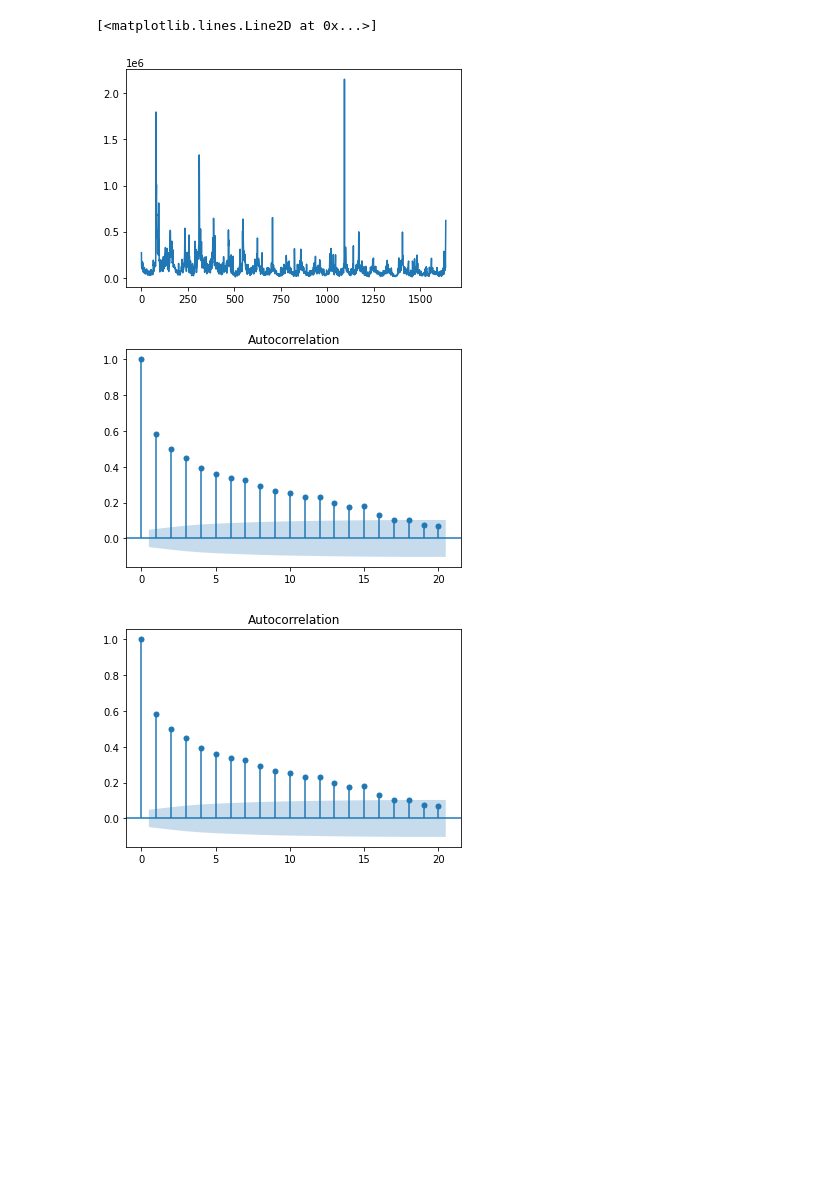
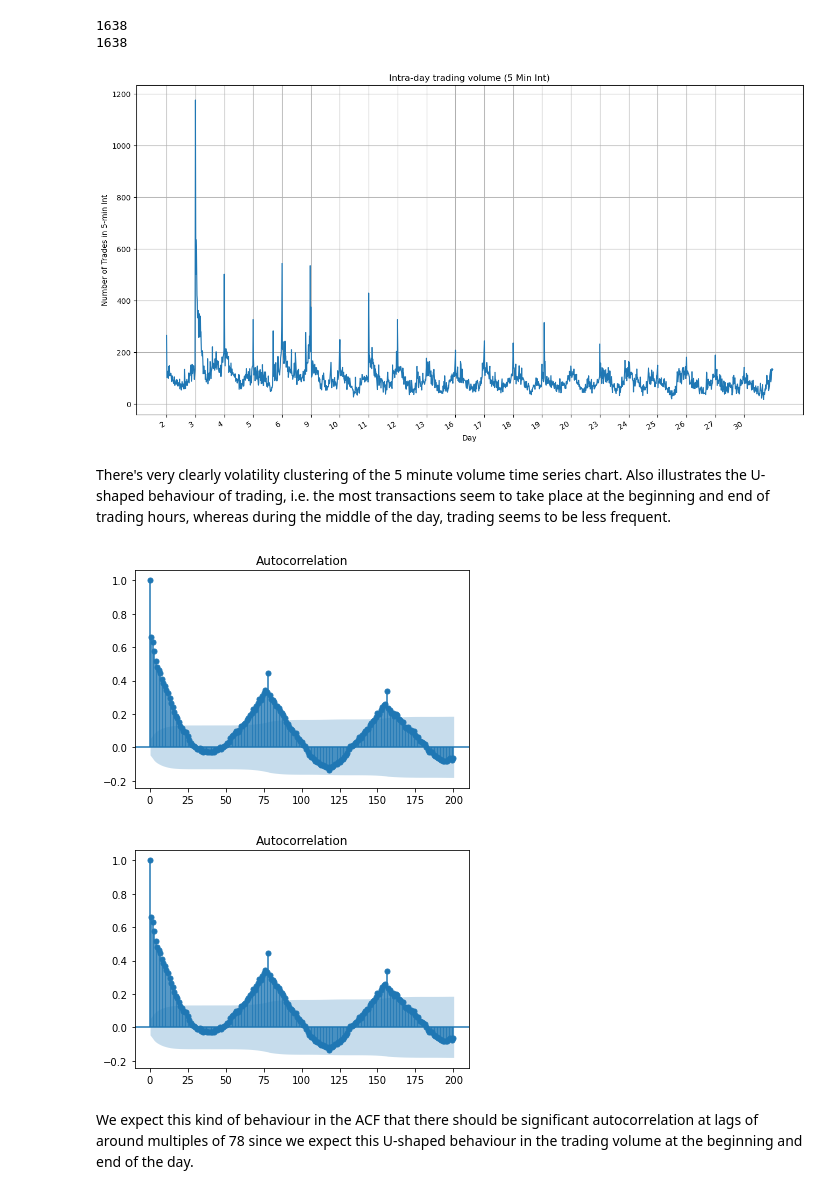
Before and after one commit to quinn-holl/FinancialStatistics, a Jupyter notebook: hw2/Ex11_5.ipynb, the cells around one changed output. Saved outputs shown, nothing was run; the diff lists cells and outputs as text; code cells hidden in the pictures; blank space fills up the shorter version.

```diff
--- a/hw2/Ex11_5.ipynb
+++ b/hw2/Ex11_5.ipynb
@@ -30,5 +37,6 @@ df.head()
 # %%
-df["5minInt"] = pd.cut(df["minsSinceOpen"], np.arange(0, 395, 5), include_lowest=True, labels=False)
+df["5minInt"] = pd.cut(df["minsSinceOpen"], np.arange(-0.000000000001, 395, 5), include_lowest=True, labels=False)
 df["DAY"] = df["DATE"].dt.day
-df.tail()
+df.loc[:, 'tidx'] = pd.to_datetime(df['DATE'].astype(str) + ' ' + df['TIME'].astype(str))
+print(df.head(10000))
 # %% [output]
@@ -45,8 +64,13 @@ df.tail()
 
 def intervalVals(group):
     SIZE = np.sum(group["SIZE"])
+    TRADES = group["SIZE"].count()
     idx = group["minsSinceOpen"].idxmax()
+    startidx = group["minsSinceOpen"].idxmin()
     PRICE = group.loc[idx, ["PRICE"]].item()
-    return [SIZE,PRICE]
+    RET = np.log(group.loc[idx, ["PRICE"]].item()) - np.log(group.loc[startidx, ["PRICE"]].item())
+    TIME = group.loc[idx, ["DATE"]].item()
+    PRICE_CHANGE = group.loc[idx, ["PRICE"]].item() - group.loc[startidx, ["PRICE"]].item()
+    return [SIZE,PRICE,TIME,TRADES, RET, PRICE_CHANGE]
 # %%
 processed_df = df.groupby(["DAY", "5minInt"]).apply(intervalVals)
@@ -60,7 +81,9 @@ reset_df = processed_df.reset_index()
 reset_df.rename(columns = {'DAY': 'DAY', '5minInt': '5minInt', 0: "VALS"}, inplace=True)
 
 
-reset_df[["SIZE","PRICE"]] = pd.DataFrame(reset_df["VALS"].tolist(), index = reset_df.index)
+reset_df[["SIZE","PRICE","TIME","TRADES", "RET", "PRICE_CHANGE"]] = pd.DataFrame(reset_df["VALS"].tolist(), index = reset_df.index)
 reset_df.drop(columns = ["VALS"], inplace=True)
-reset_df.head(100)
+
+pd.set_option("display.max_rows", None, "display.max_columns", None)
+print(reset_df)
 # %% [output]
@@ -80,12 +107,47 @@ reset_df.head(100)
+# %%
+print(len(reset_df))
+print(len(reset_df.dropna()))
+# %% [output]
+1638
+1638
 # %%
 #Lets plot the time series and its ACF plot for the Volume of transactions in the 5 minute Intervals
-plt.plot(reset_df["SIZE"])
+plotting_df = reset_df.set_index(reset_df["DAY"])
+rangeVal = len(plotting_df["SIZE"])
+x = np.arange(rangeVal)
+
+TIME_INTS_PER_DAY = 78
+DAYS = len(reset_df) / TIME_INTS_PER_DAY
+LAST_INDEX = len(reset_df)-1
+
+fig, axes = plt.subplots(1, 1, figsize=(16, 9), dpi=100)
+
+
+plt.xticks(np.arange(0, TIME_INTS_PER_DAY*DAYS, TIME_INTS_PER_DAY))
+plt.grid()
+
+
+labels = reset_df["DAY"].loc[0: TIME_INTS_PER_DAY*DAYS + TIME_INTS_PER_DAY: TIME_INTS_PER_DAY]
+
+axes.plot(x, plotting_df["TRADES"])
+axes.set_xticklabels(labels)
+plt.ylabel("Number of Trades in 5-min Int")
+plt.xlabel("Day")
+plt.title("Intra-day trading volume (5 Min Int)")
+
+
+
+fig.autofmt_xdate()
+plt.show()
 # %% [output]
-[<matplotlib.lines.Line2D at 0x...>]
-[figure, old version]
+[figure, new version]
+# %% [markdown]
+There's very clearly volatility clustering of the 5 minute volume time series chart. Also illustrates the U-shaped behaviour of trading, i.e. the most transactions seem to take place at the beginning and end of trading hours, whereas during the middle of the day, trading seems to be less frequent.
 # %%
-sm.graphics.tsa.plot_acf(reset_df["SIZE"], lags=20)
+sm.graphics.tsa.plot_acf(reset_df["TRADES"], lags=200)
 # %% [output]
-[figure, old version]
+[figure, new version]
-[figure, old version]
+[figure, new version]
+# %% [markdown]
+We expect this kind of behaviour in the ACF that there should be significant autocorrelation at lags of around multiples of 78 since we expect this U-shaped behaviour in the trading volume at the beginning and end of the day.
 # %%
```
Also changed, not shown: parts of 14 cells of this notebook, 3 other files.
